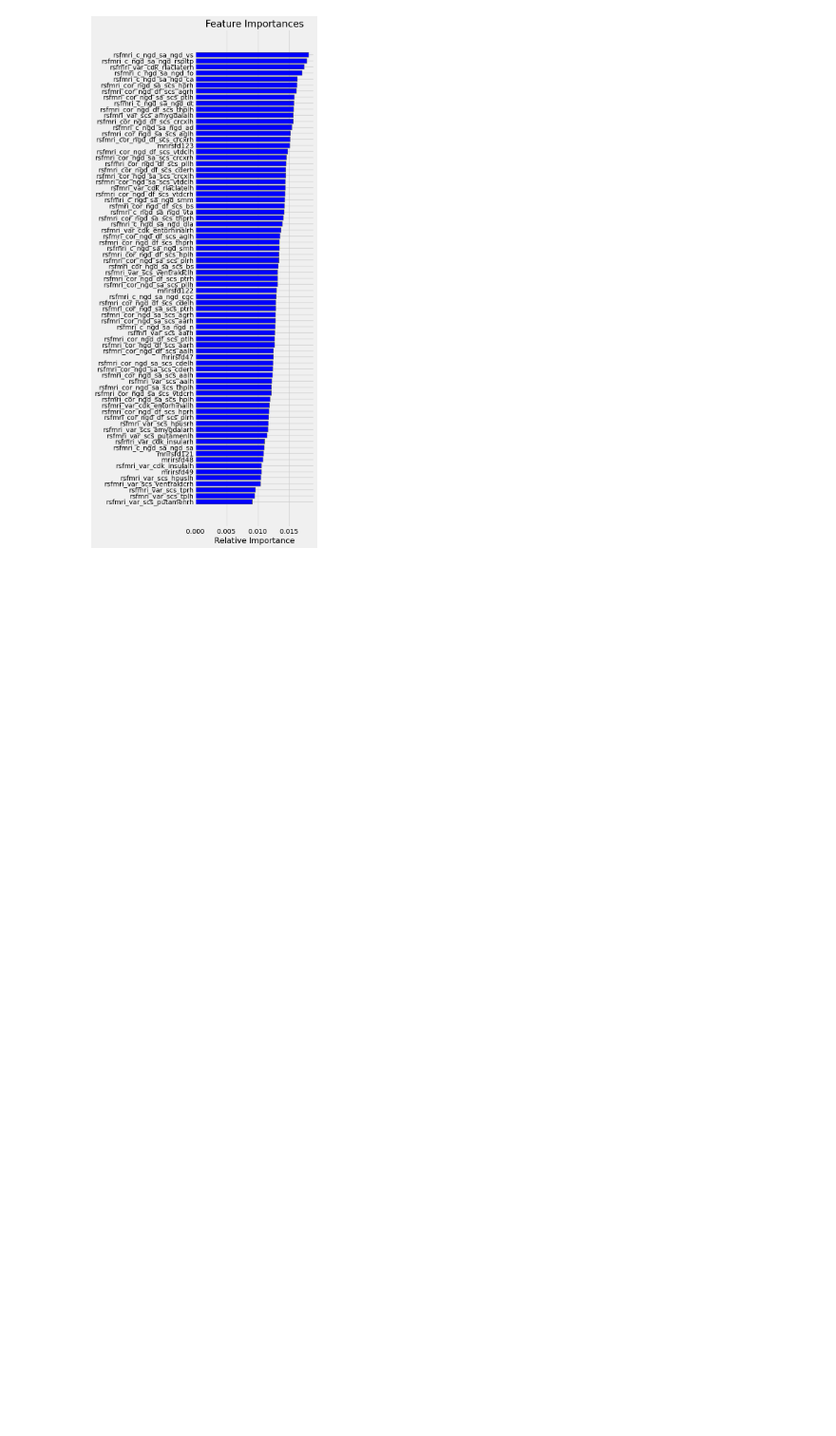
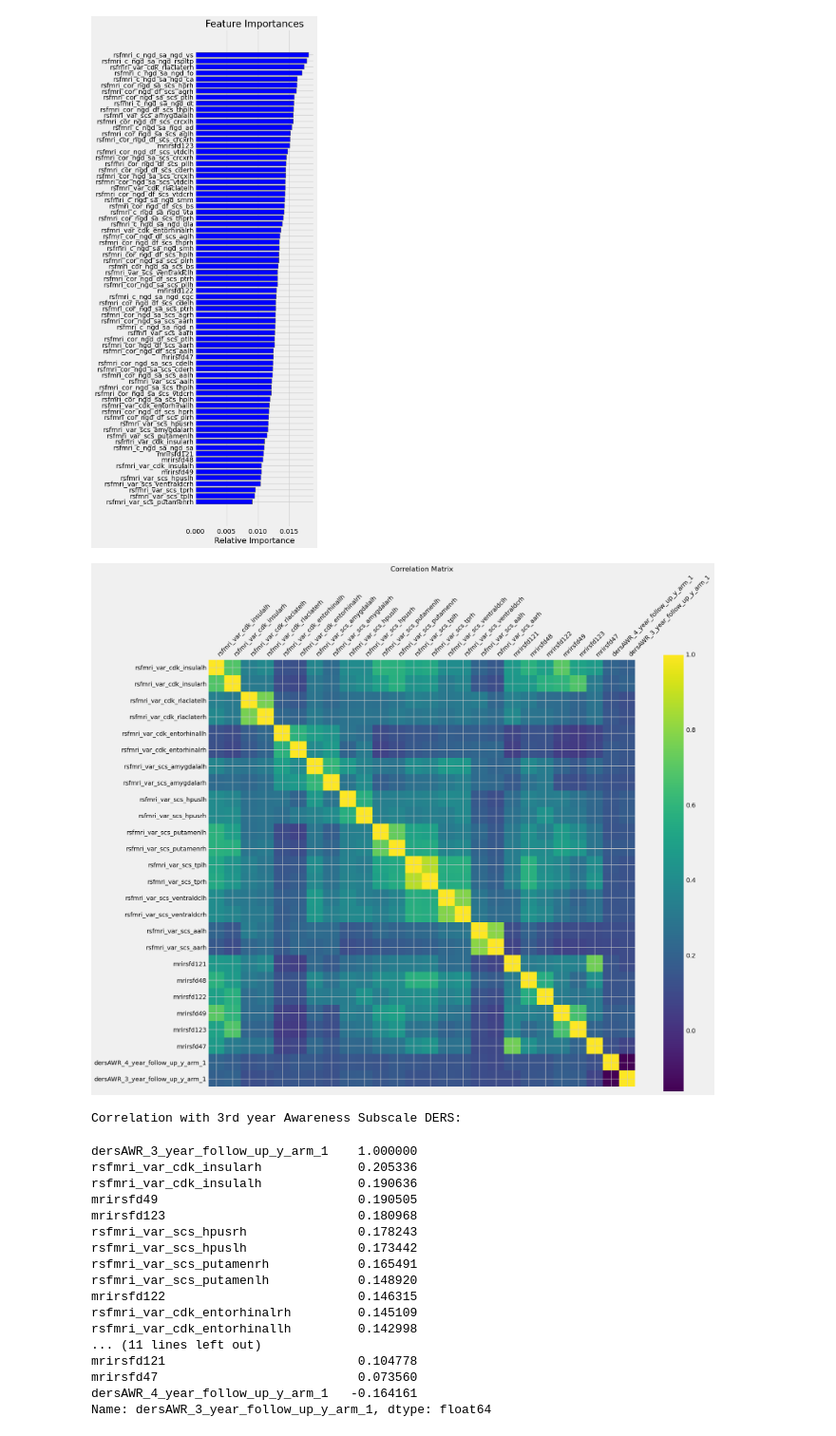
Before and after one commit to SyncingRhythms/fmri-analysis, a Jupyter notebook: rs_emot_reg_awareness.ipynb, the cells around one changed output. Shown at 95% size. Saved outputs shown, nothing was run; the diff lists cells and outputs as text; code cells hidden in the pictures; blank space fills up the shorter version.

Commit message:
Add temporal var corr

```diff
--- a/rs_emot_reg_awareness.ipynb
+++ b/rs_emot_reg_awareness.ipynb
@@ -376,6 +403,40 @@ plt.xlabel('Relative Importance')
 plt.show()
 # %% [output]
 [figure]
+# %%
+tmp_cols = rs_var_nm + ['dersAWR_4_year_follow_up_y_arm_1', 'dersAWR_3_year_follow_up_y_arm_1']
+corr_matrix = rs[tmp_cols].corr()#
+
+f = plt.figure(figsize=(22, 18))
+plt.matshow(corr_matrix, fignum=f.number)
+plt.xticks(range(corr_matrix.shape[1]), corr_matrix.columns, fontsize=14, rotation=45, ha = 'left')
+plt.yticks(range(corr_matrix.shape[1]), corr_matrix.columns, fontsize=14)
+col_bar = plt.colorbar()
+col_bar.ax.tick_params(labelsize=14)
+plt.title('Correlation Matrix', fontsize=16)
+plt.show()
+print('\nCorrelation with 3rd year Awareness Subscale DERS:\n')
+corr_matrix.sort_values('dersAWR_3_year_follow_up_y_arm_1', ascending=False)['dersAWR_3_year_follow_up_y_arm_1']
+# %% [output]
+[figure, new version]
+Correlation with 3rd year Awareness Subscale DERS:
+dersAWR_3_year_follow_up_y_arm_1    1.000000
+rsfmri_var_cdk_insularh             0.205336
+rsfmri_var_cdk_insulalh             0.190636
+mrirsfd49                           0.190505
+mrirsfd123                          0.180968
+rsfmri_var_scs_hpusrh               0.178243
+rsfmri_var_scs_hpuslh               0.173442
+rsfmri_var_scs_putamenrh            0.165491
+rsfmri_var_scs_putamenlh            0.148920
+mrirsfd122                          0.146315
+rsfmri_var_cdk_entorhinalrh         0.145109
+rsfmri_var_cdk_entorhinallh         0.142998
+... (11 lines left out)
+mrirsfd121                          0.104778
+mrirsfd47                           0.073560
+dersAWR_4_year_follow_up_y_arm_1   -0.164161
+Name: dersAWR_3_year_follow_up_y_arm_1, dtype: float64
 # %%
 rf = Class_Fit(clf = RandomForestRegressor)
 param_grid = {'criterion' : ['squared_error', 'poisson'], 'max_depth' : [3, 5, 8]}
```
Also changed, not shown: parts of 4 cells of this notebook.
